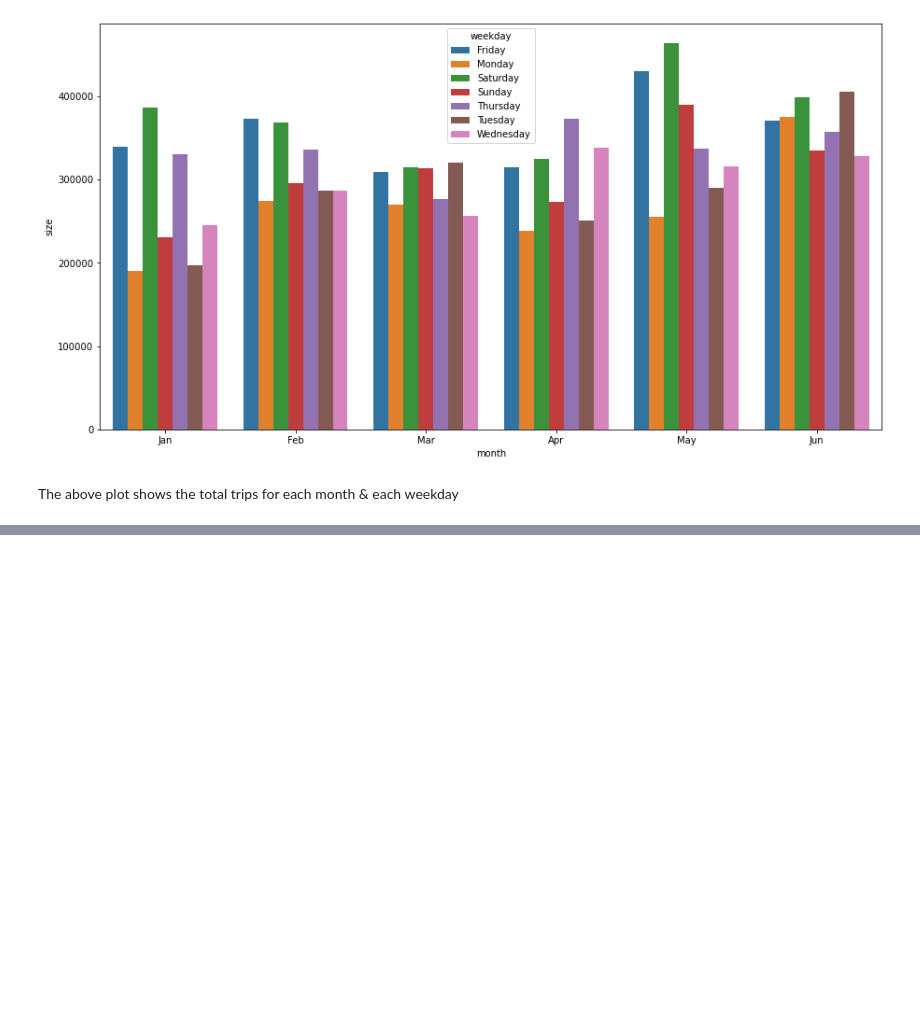
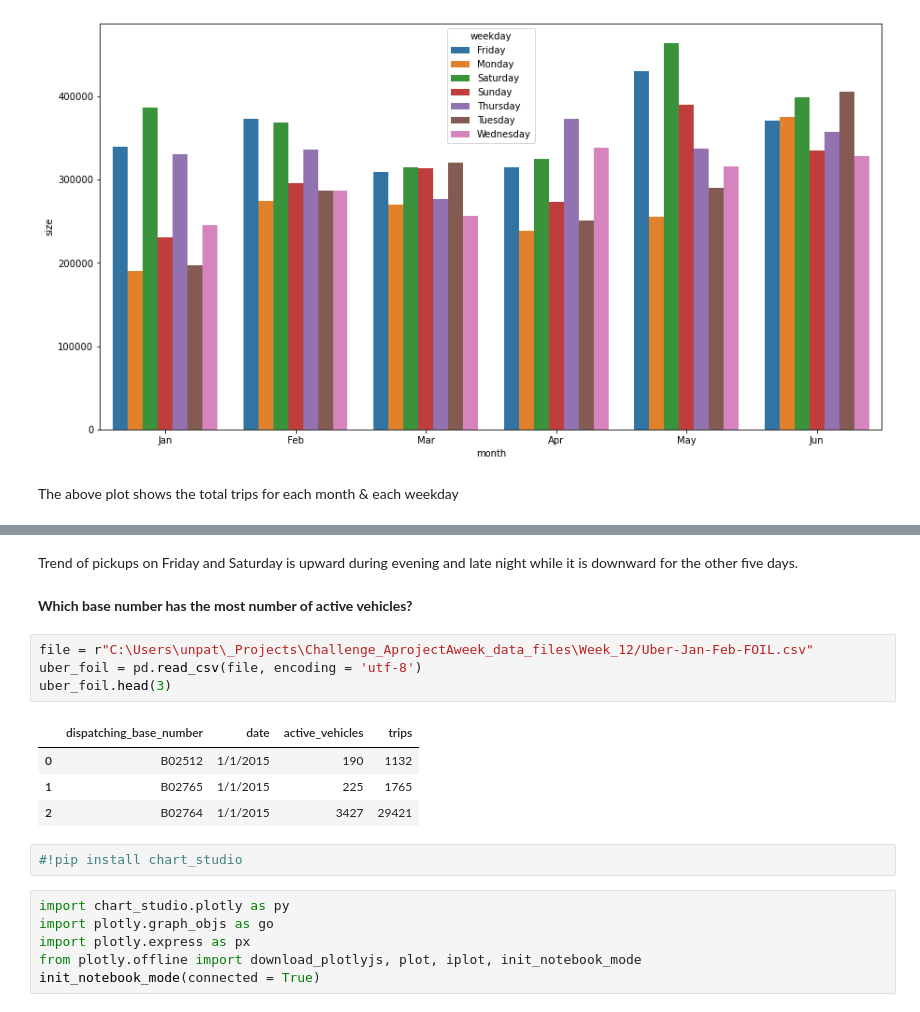
Before and after one commit to unpatel1/Challenge_AProjectAWeek, a Jupyter notebook: Week_12/Uber_NY_DA.ipynb, the cells around one changed output, grey strips where cells are left out. Saved outputs shown, nothing was run; the diff lists cells and outputs as text; blank space fills up the shorter version.

Commit message:
Week_12 project WIP

```diff
--- a/Week_12/Uber_NY_DA.ipynb
+++ b/Week_12/Uber_NY_DA.ipynb
@@ -156,0 +189,21 @@ weekday, hour, total rides
+# %% [markdown]
+Trend of pickups on Friday and Saturday is upward during evening and late night while it is downward for the other five days.
+# %% [markdown]
+**Which base number has the most number of active vehicles?**
+# %%
+file = r"C:\Users\unpat\_Projects\Challenge_AprojectAweek_data_files\Week_12/Uber-Jan-Feb-FOIL.csv"
+uber_foil = pd.read_csv(file, encoding = 'utf-8')
+uber_foil.head(3)
+# %% [output]
+|  | dispatching_base_number | date | active_vehicles | trips |
+| 0 | B02512 | 1/1/2015 | 190 | 1132 |
+| 1 | B02765 | 1/1/2015 | 225 | 1765 |
+| 2 | B02764 | 1/1/2015 | 3427 | 29421 |
+# %%
+#!pip install chart_studio
+# %%
+import chart_studio.plotly as py
+import plotly.graph_objs as go
+import plotly.express as px
+from plotly.offline import download_plotlyjs, plot, iplot, init_notebook_mode
+init_notebook_mode(connected = True)
```
Also changed, not shown: parts of 7 cells of this notebook.
